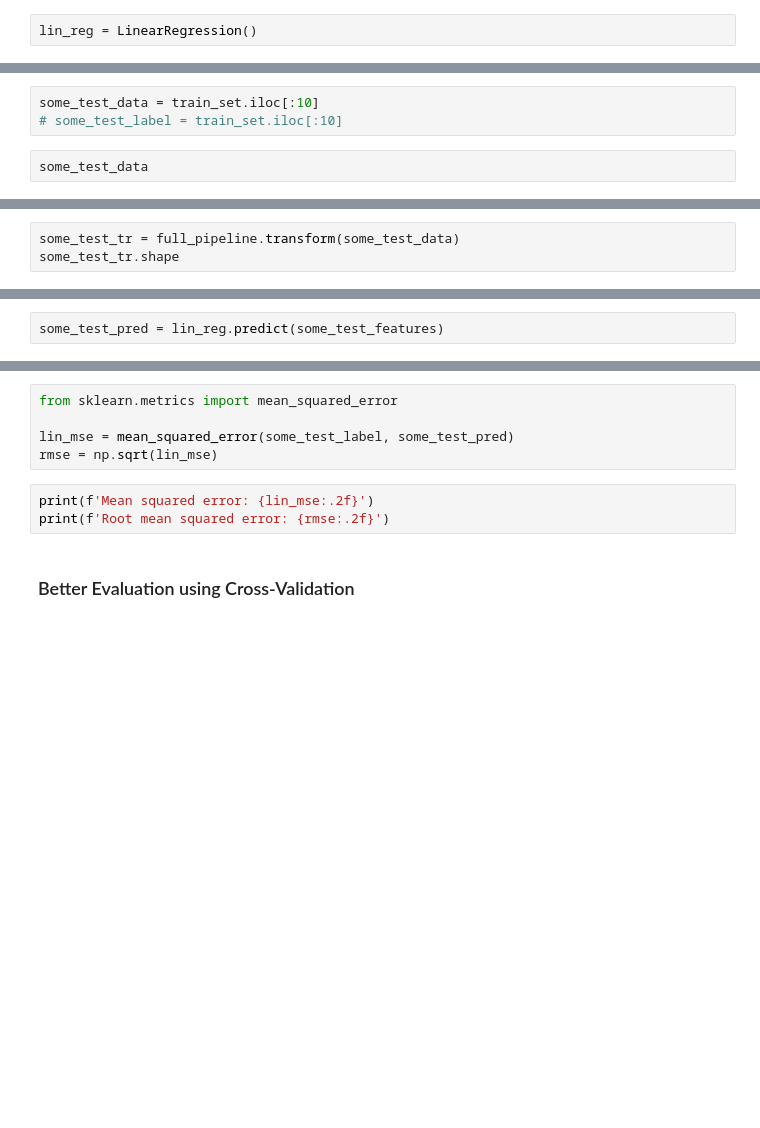
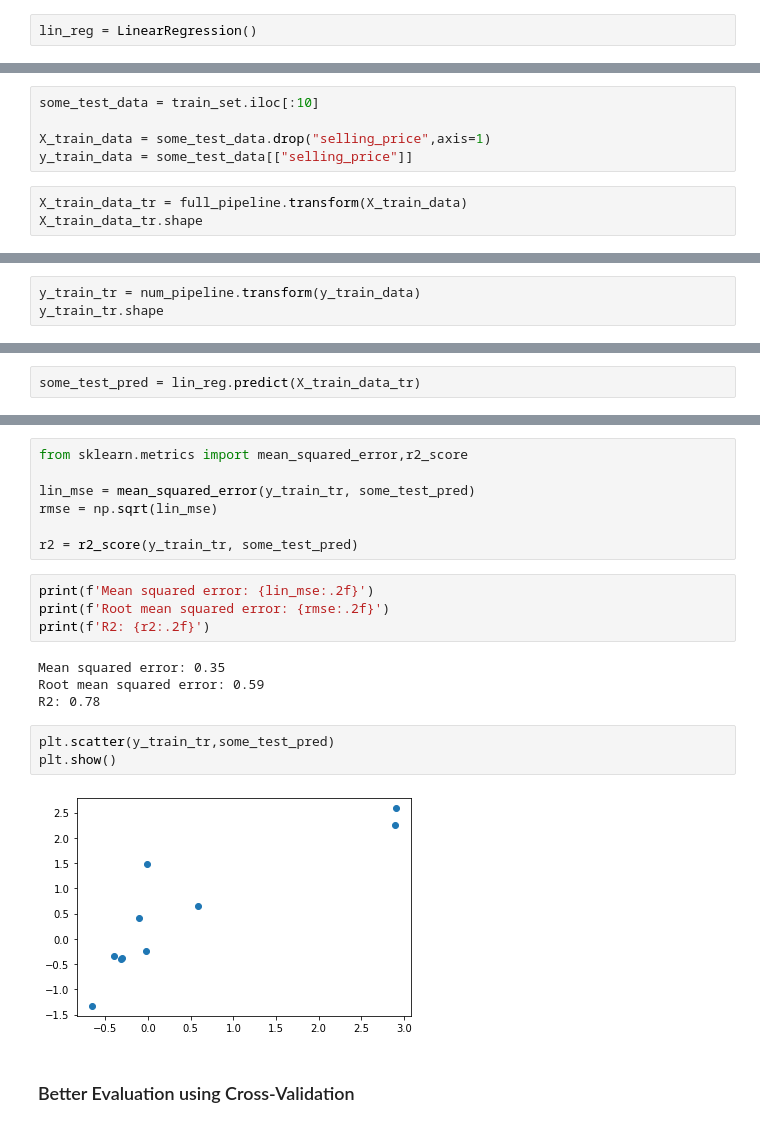
Before and after one commit to nishi15/kaggle-practice, a Jupyter notebook: Used Cars price Prediction.ipynb, the cells around one changed output, grey strips where cells are left out. Cells and saved outputs as stored; diff of their text form; blank space fills up the shorter version.

Commit message:
LR for Price pred

```diff
--- a/Used Cars price Prediction.ipynb
+++ b/Used Cars price Prediction.ipynb
@@ -391,5 +416,8 @@ lin_reg.coef_
 # %%
 some_test_data = train_set.iloc[:10]
-# some_test_label = train_set.iloc[:10]
+
+X_train_data = some_test_data.drop("selling_price",axis=1)
+y_train_data = some_test_data[["selling_price"]]
 # %%
-some_test_data
+X_train_data_tr = full_pipeline.transform(X_train_data)
+X_train_data_tr.shape
@@ -396,3 +426,3 @@ some_test_data
 # %%
-some_test_tr = full_pipeline.transform(some_test_data)
-some_test_tr.shape
+y_train_tr = num_pipeline.transform(y_train_data)
+y_train_tr.shape
@@ -402,4 +431,4 @@ some_test_labels = some_test_tr["selling_price"]
 # %%
-some_test_pred = lin_reg.predict(some_test_features)
+some_test_pred = lin_reg.predict(X_train_data_tr)
 # %%
 some_test_pred
@@ -406,10 +446,22 @@ some_test_pred
 # %%
-from sklearn.metrics import mean_squared_error
+from sklearn.metrics import mean_squared_error,r2_score
 
-lin_mse = mean_squared_error(some_test_label, some_test_pred)
+lin_mse = mean_squared_error(y_train_tr, some_test_pred)
 rmse = np.sqrt(lin_mse)
+
+r2 = r2_score(y_train_tr, some_test_pred)
 # %%
 print(f'Mean squared error: {lin_mse:.2f}')
 print(f'Root mean squared error: {rmse:.2f}')
+print(f'R2: {r2:.2f}')
+# %% [output]
+Mean squared error: 0.35
+Root mean squared error: 0.59
+R2: 0.78
+# %%
+plt.scatter(y_train_tr,some_test_pred)
+plt.show()
+# %% [output]
+[figure, added]
 # %% [markdown]
 ### Better Evaluation using Cross-Validation
```
Also changed, not shown: parts of 33 cells of this notebook.
